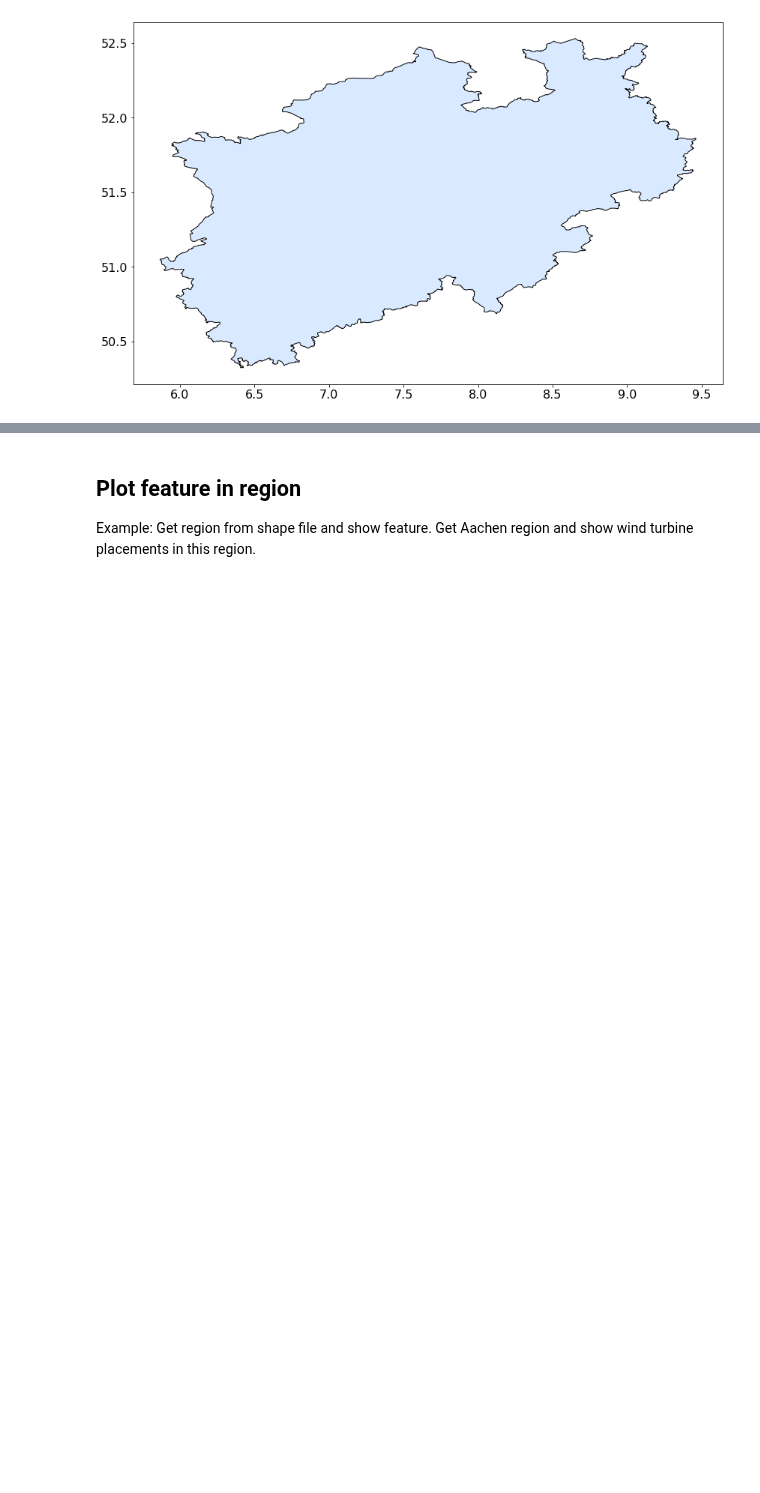
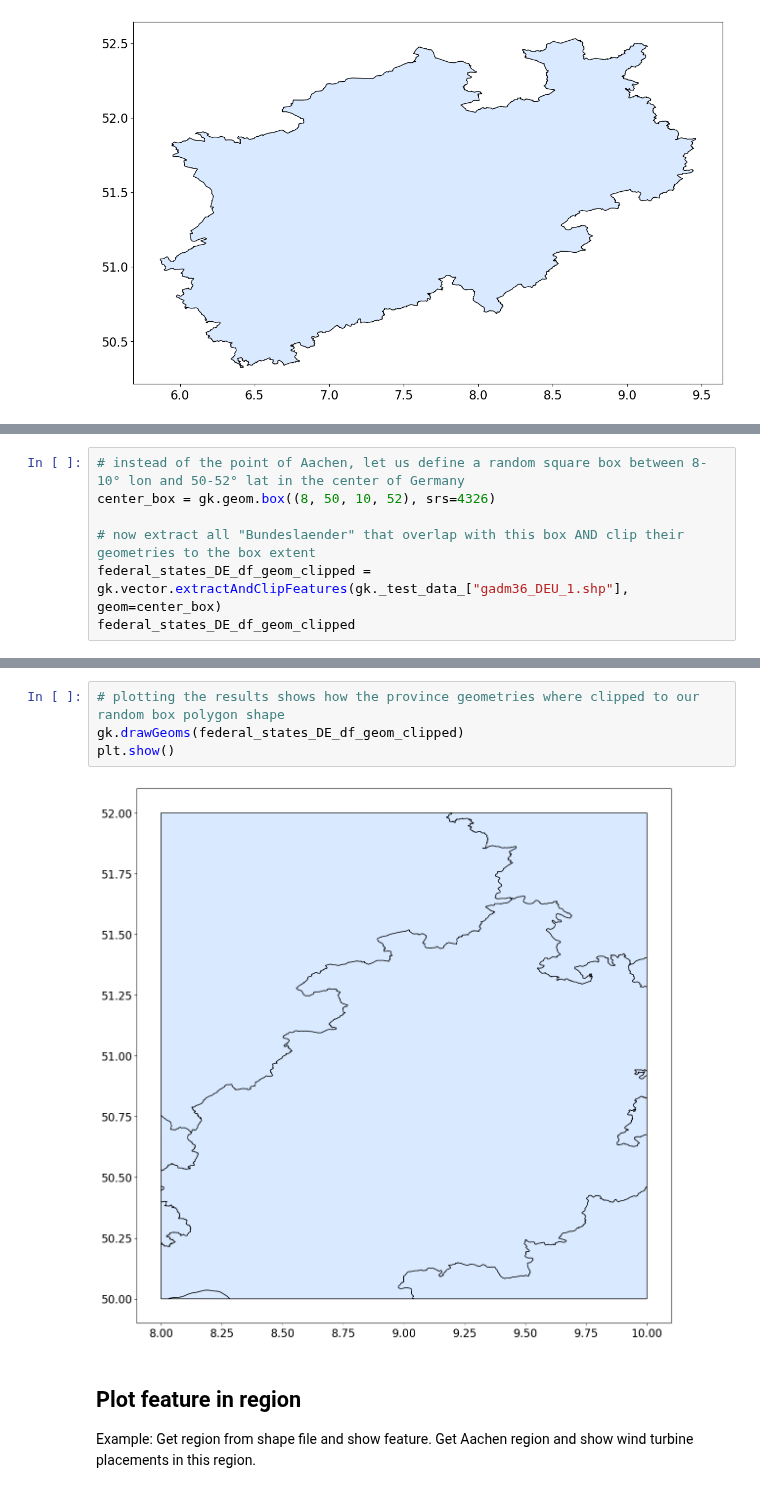
Before and after one commit to FZJ-IEK3-VSA/geokit, a Jupyter notebook: Examples/example_03_vector.ipynb, the cells around one changed output, grey strips where cells are left out. Drawn from its saved outputs; the diff is of its cells as text; blank space fills up the shorter version.

Commit message:
add extractAndClipFeatures to example notebooks

```diff
--- a/Examples/example_03_vector.ipynb
+++ b/Examples/example_03_vector.ipynb
@@ -111,0 +115,7 @@ plt.show()
+# %%
+# instead of the point of Aachen, let us define a random square box between 8-10° lon and 50-52° lat in the center of Germany
+center_box = gk.geom.box((8, 50, 10, 52), srs=4326)
+
+# now extract all "Bundeslaender" that overlap with this box AND clip their geometries to the box extent
+federal_states_DE_df_geom_clipped = gk.vector.extractAndClipFeatures(gk._test_data_["gadm36_DEU_1.shp"], geom=center_box)
+federal_states_DE_df_geom_clipped
@@ -112,3 +130,9 @@ plt.show()
+# %%
+# plotting the results shows how the province geometries where clipped to our random box polygon shape
+gk.drawGeoms(federal_states_DE_df_geom_clipped)
+plt.show()
+# %% [output]
+[figure, added]
 # %% [markdown]
 ## Plot feature in region
 Example: Get region from shape file and show feature. Get Aachen region and show wind turbine placements in this region.
```
Also changed, not shown: parts of 16 cells of this notebook.
